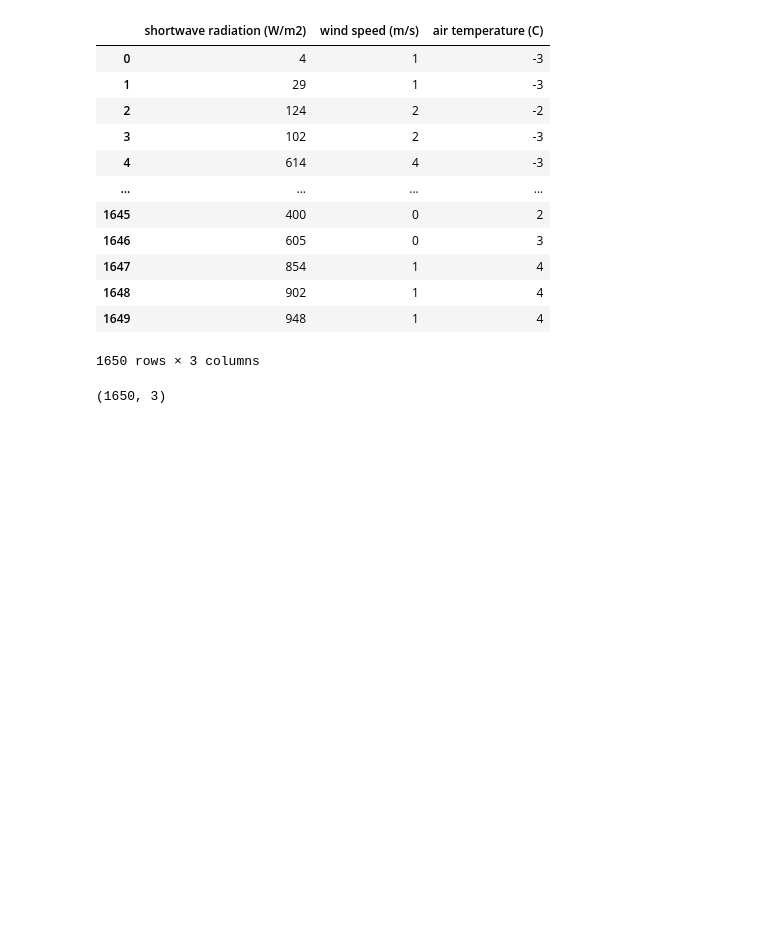
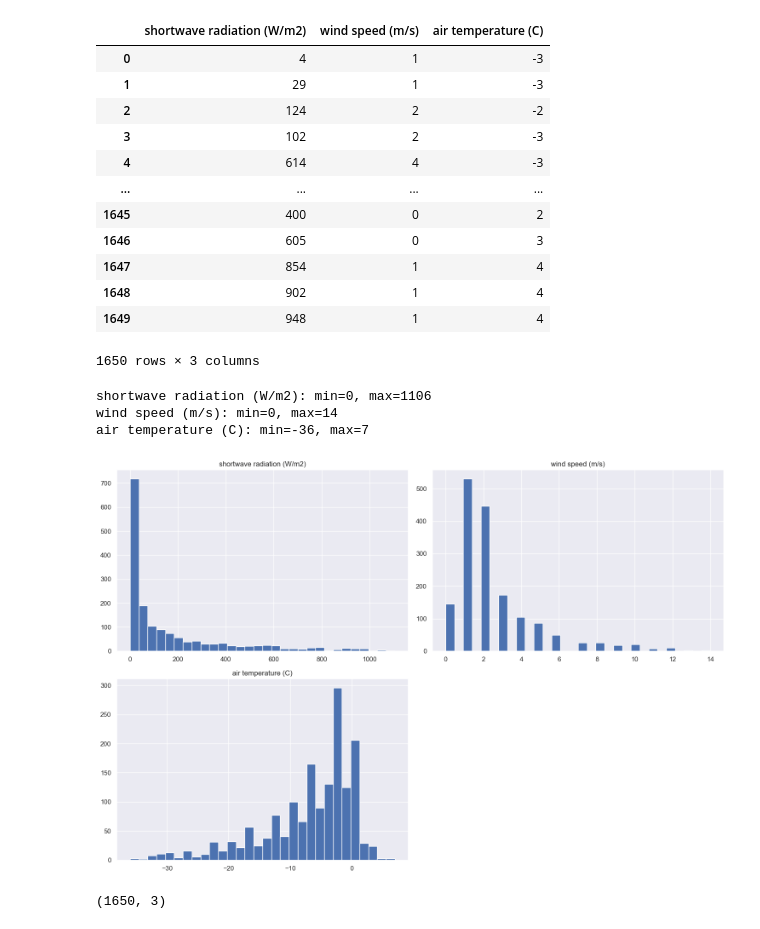
Before and after one commit to cassielumbrazo/unloading_regimes_analysis, a Jupyter notebook: manuscript_figures/Figures_7_8_manual_compute.ipynb, the cells around one changed output. Saved outputs shown, nothing was run; the diff lists cells and outputs as text; code cells hidden in the pictures; blank space fills up the shorter version.

```diff
--- a/manuscript_figures/Figures_7_8_manual_compute.ipynb
+++ b/manuscript_figures/Figures_7_8_manual_compute.ipynb
@@ -92,6 +92,21 @@ X_features
 | 1648 | 902 | 1 | 4 |
 | 1649 | 948 | 1 | 4 |
 1650 rows × 3 columns
+# %%
+# print the min and max for each feature in the model
+for col in X_features.columns:
+    print(f"{col}: min={X_features[col].min()}, max={X_features[col].max()}")
+# %% [output]
+shortwave radiation (W/m2): min=0, max=1106
+wind speed (m/s): min=0, max=14
+air temperature (C): min=-36, max=7
+# %%
+# plot a histogram of all the features in the model to see their distributions
+X_features.hist(bins=30, figsize=(15,10))
+plt.tight_layout()
+plt.show()
+# %% [output]
+[figure, added]
 # %%
 print(X_features.shape)
 # %% [output]
```
Also changed, not shown: parts of 7 cells of this notebook, 2 other files.
